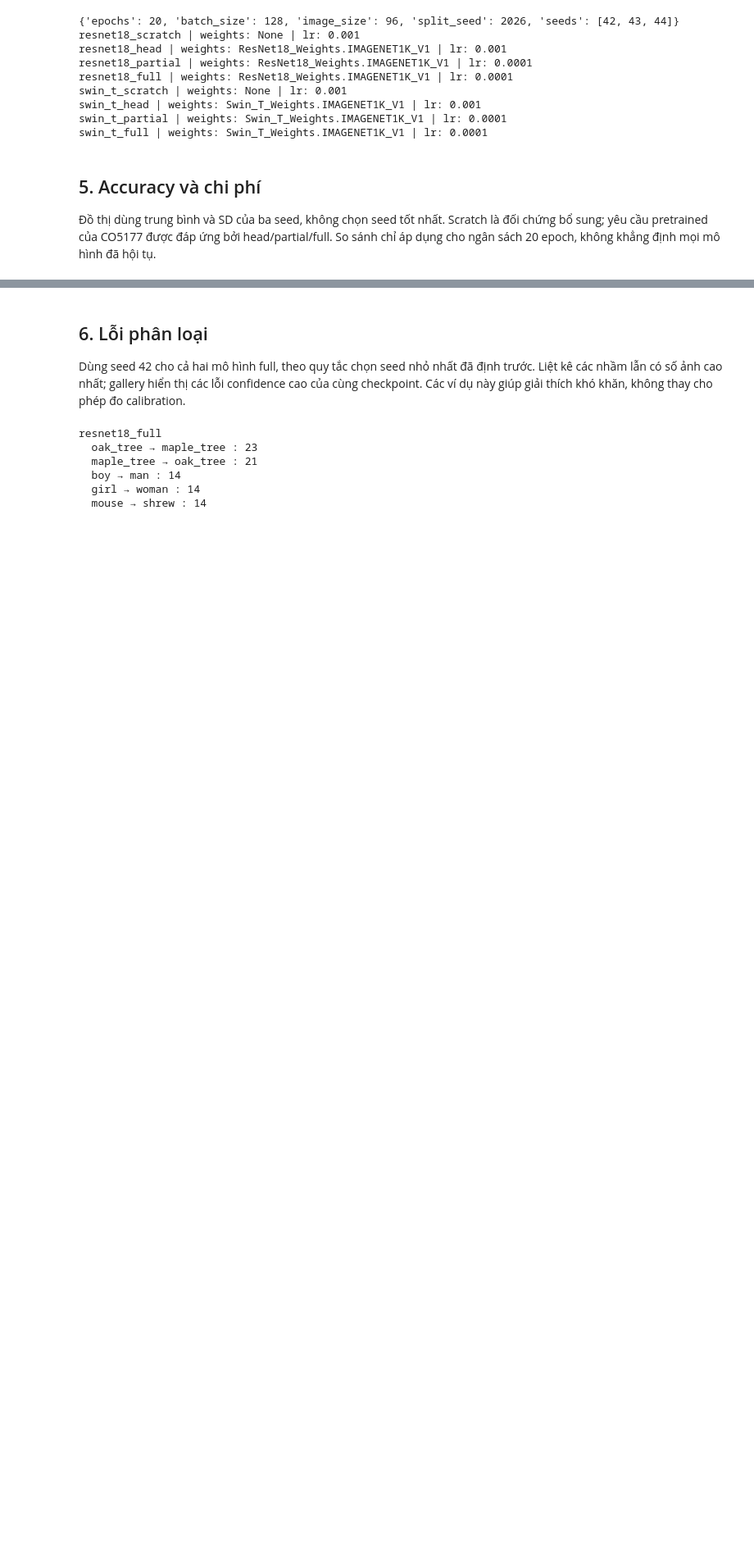
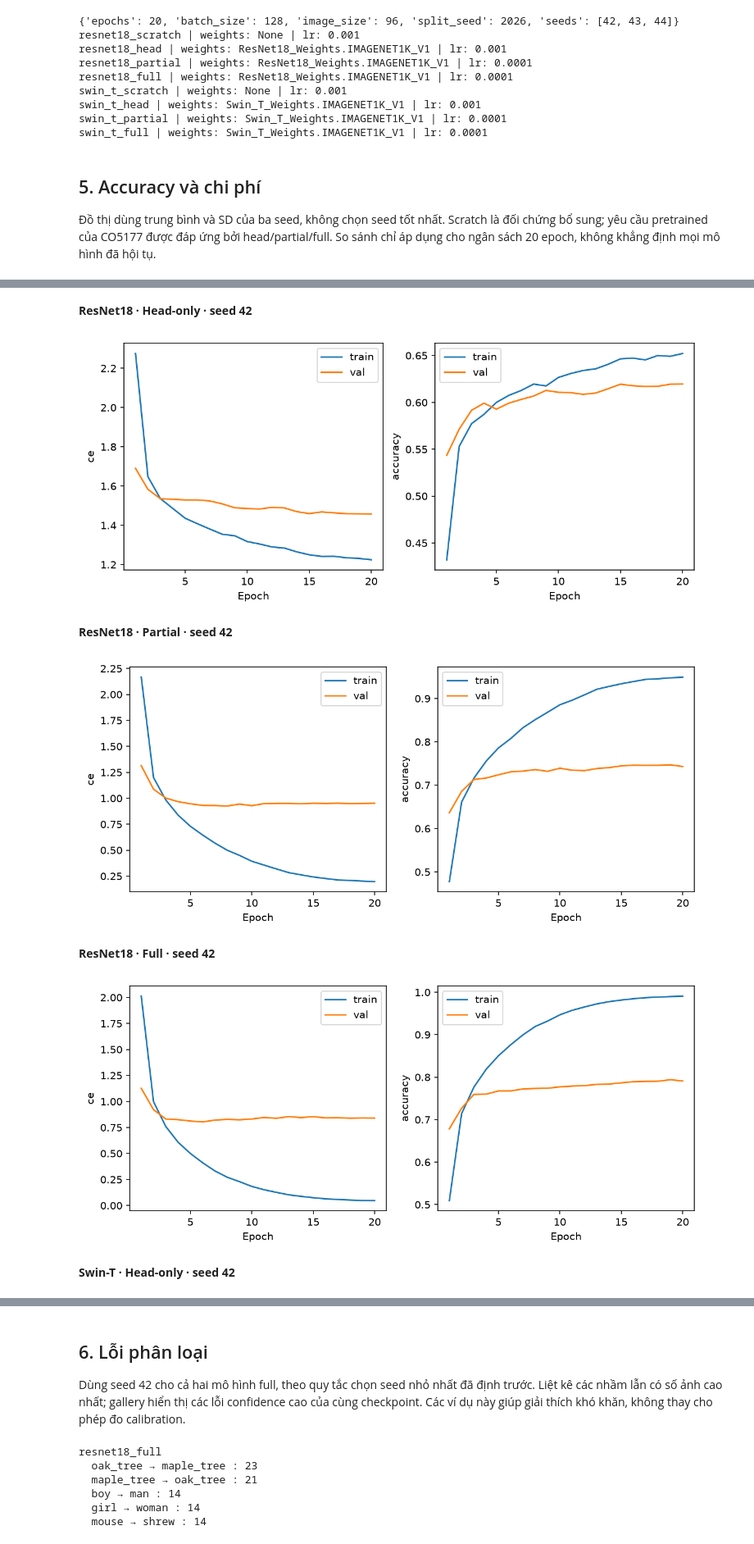
Before and after one commit to dathuynh1108/CO5177-PFDAV, a Jupyter notebook: notebooks/image.ipynb, the cells around one changed output, grey strips where cells are left out. Shown at 82% size. Cells and saved outputs as stored; diff of their text form; code cells hidden in the pictures; blank space fills up the shorter version.

```diff
--- a/notebooks/image.ipynb
+++ b/notebooks/image.ipynb
@@ -133,0 +145,13 @@ ax.grid(alpha=.2); fig.tight_layout(); fig.savefig('reports/image/analysis/cost_
+# %%
+for architecture, name in [('resnet18', 'ResNet18'), ('swin_t', 'Swin-T')]:
+    for regime, label in [('head', 'Head-only'), ('partial', 'Partial'), ('full', 'Full')]:
+        display(Markdown(f'**{name} · {label} · seed 42**'))
+        display(Image(filename=f'reports/image/generated/figures/{architecture}_{regime}_curves.png', width=760))
+# %% [output]
+**ResNet18 · Head-only · seed 42**
+[figure, added]
+**ResNet18 · Partial · seed 42**
+[figure, added]
+**ResNet18 · Full · seed 42**
+[figure, added]
+**Swin-T · Head-only · seed 42**
```
Also changed, not shown: parts of 4 cells of this notebook, 17 other files.
